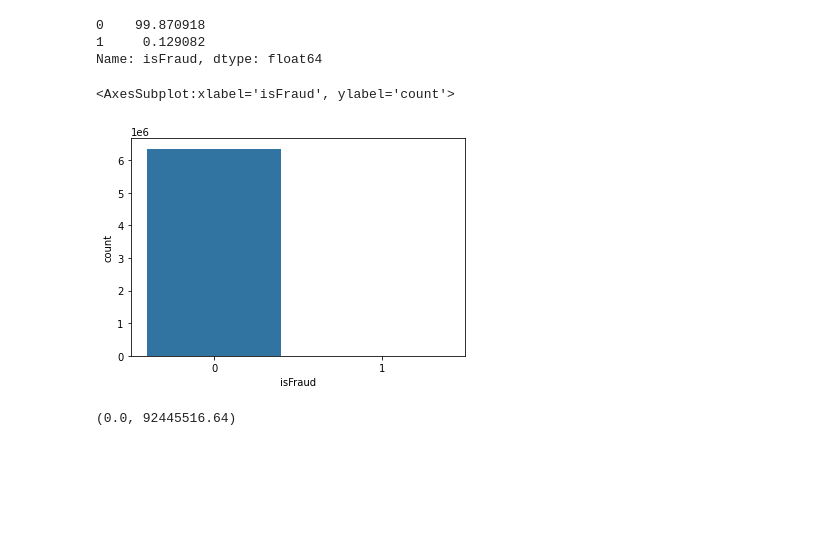
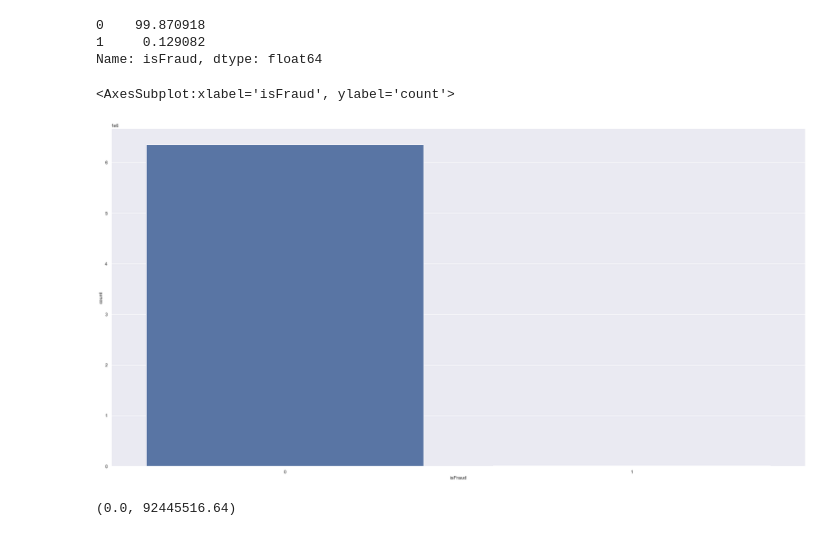
Before and after one commit to housseini/ANALYSE-FRAUDE-FINANCE, a Jupyter notebook: analyse_et_prediction _sur_les donne_dune fraude.ipynb, the cells around one changed output. Saved outputs shown, nothing was run; the diff lists cells and outputs as text; code cells hidden in the pictures; blank space fills up the shorter version.

```diff
--- a/analyse_et_prediction _sur_les donne_dune fraude.ipynb
+++ b/analyse_et_prediction _sur_les donne_dune fraude.ipynb
@@ -93,10 +113,11 @@ data.isFraud.value_counts()/len(data)*100
 1     0.129082
 Name: isFraud, dtype: float64
 # %%
+sns.set(rc={'figure.figsize':(30,15)})
 sns.countplot(data.isFraud)
 # %% [output]
 <AxesSubplot:xlabel='isFraud', ylabel='count'>
-[figure, old version]
+[figure, new version]
 # %%
 data.amount.min(),data.amount.max()
 # %% [output]
```
Also changed, not shown: parts of 19 cells of this notebook.
